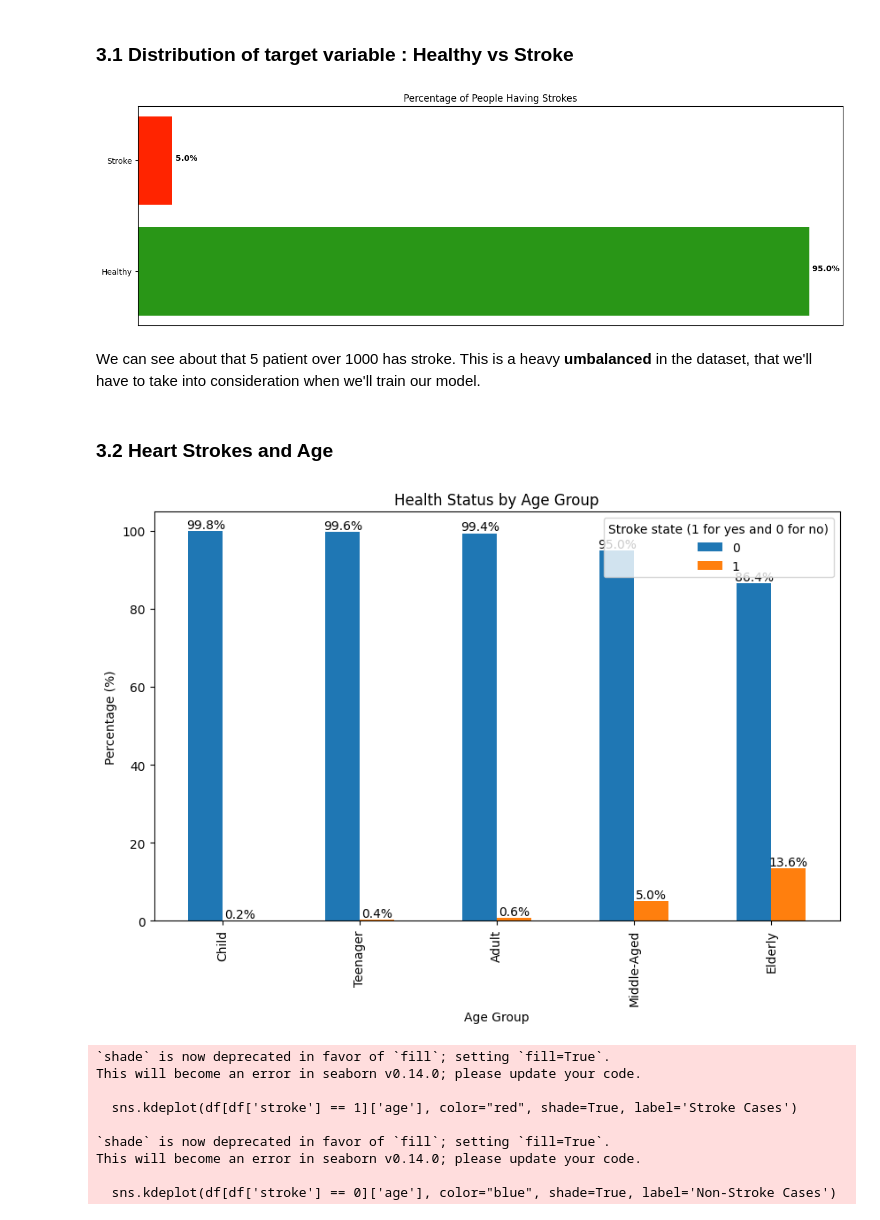
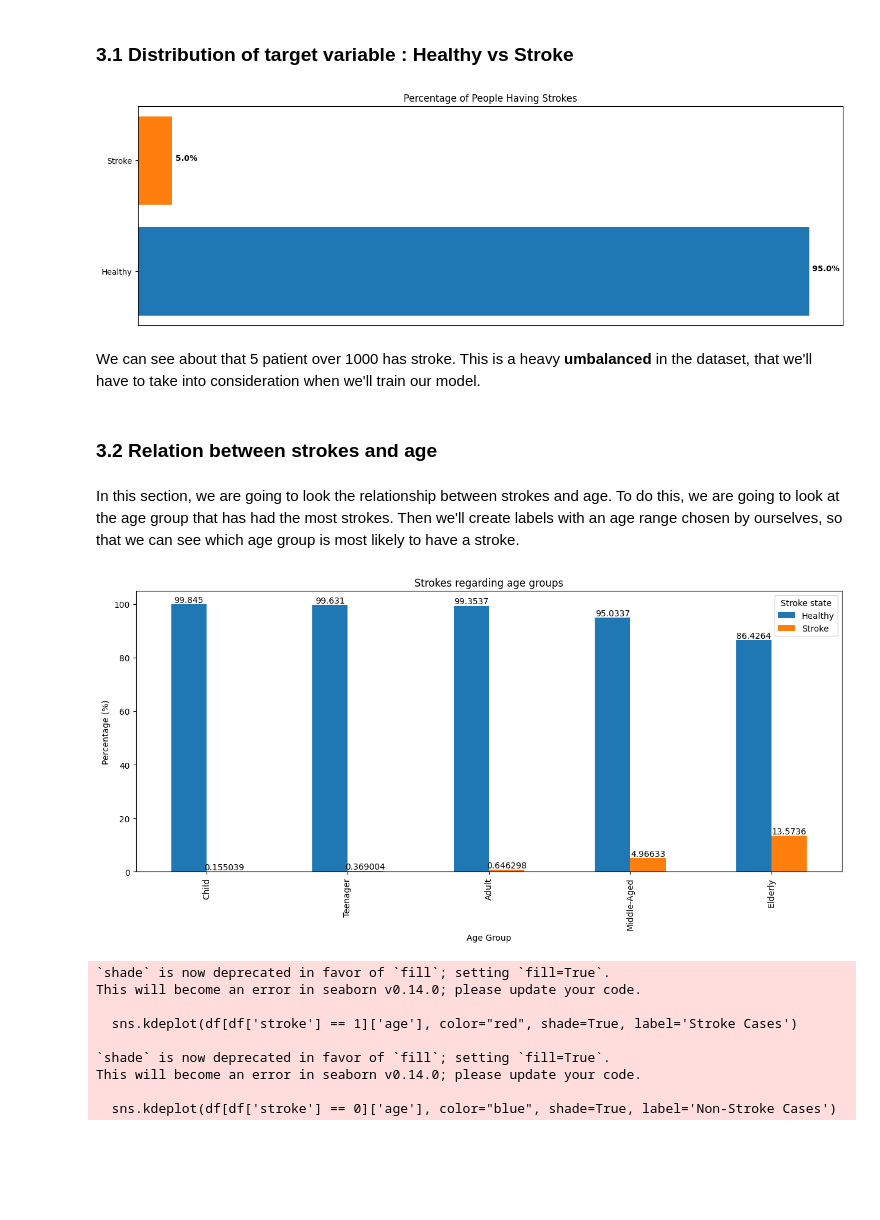
Before and after one commit to Raideeen/stroke_prediction, a Jupyter notebook: analysis.ipynb, the cells around one changed output. Drawn from its saved outputs; the diff is of its cells as text; code cells hidden in the pictures; blank space fills up the shorter version.

```diff
--- a/analysis.ipynb
+++ b/analysis.ipynb
@@ -433,7 +293,7 @@ stroke_proportion = round(x[1]/x[0], 2)*100
 fig, ax = plt.subplots()
 
 # Plot the counts
-ax.barh(x.index, x.values, color=['#299617', '#ff2400'])
+ax.barh(x.index, x.values, color=['#1f77b4', '#ff7f0e'])
 
 # Label the y-axis with the unique values in the 'stroke' column
 ax.set_yticks(x.index)
@@ -458,38 +318,35 @@ fig.set_size_inches(16, 5)
 # Show the plot
 plt.show()
 # %% [output]
-[figure, old version]
+[figure, new version]
 # %% [markdown]
 We can see about that 5 patient over 1000 has stroke. This is a heavy **umbalanced** in the dataset, that we'll have to take into consideration when we'll train our model.
 # %% [markdown]
-### 3.2 Heart Strokes and Age
+### 3.2 Relation between strokes and age
+# %% [markdown]
+In this section, we are going to look the relationship between strokes and age. To do this, we are going to look at the age group that has had the most strokes. Then we'll create labels with an age range chosen by ourselves, so that we can see which age group is most likely to have a stroke.
 # %%
+# Let's create labels in order to look which category is the most concern about strokes.
 df['age_bin'] = pd.cut(df['age'], bins=[0, 13, 18, 45, 60, 1000], labels=['Child', 'Teenager', 'Adult', 'Middle-Aged', 'Elderly'])
 
-# Groupement des données par tranche d'âge et par état de santé
-grouped = df.groupby(['age_bin', 'stroke']).size().unstack(fill_value=0)
+age_stroke = df.groupby(['age_bin', 'stroke']).size().unstack(fill_value=0)
 
-# Conversion des comptes en pourcentage
-grouped_percentage = grouped.div(grouped.sum(axis=1), axis=0) * 100
+age_stroke_percent = age_stroke.div(age_stroke.sum(axis=1), axis=0) * 100
 
-# Création des barplots en pourcentage
-fig, ax = plt.subplots(figsize=(10, 6))
-grouped_percentage.plot(kind='bar', ax=ax)
+fig, ax = plt.subplots(figsize=(15, 6))
+age_stroke_percent.plot(kind='bar', ax=ax)
 
-plt.title('Health Status by Age Group')
+plt.title('Strokes regarding age groups')
 plt.xlabel('Age Group')
 plt.ylabel('Percentage (%)')
-plt.legend(title='Stroke state (1 for yes and 0 for no)')
+plt.legend(title='Stroke state', labels=['Healthy', 'Stroke'])
 
-# Ajout des valeurs au-dessus des barres
-for i, bar in enumerate(ax.patches):
-    h = bar.get_height()
-    ax.text(bar.get_x() + bar.get_width() / 2, h,
-            f'{h:.1f}%', ha='center', va='bottom')
+for container in ax.containers:
+    ax.bar_label(container)
 
 plt.show()
 # %% [output]
-[figure, old version]
+[figure, new version]
 # %%
 import seaborn as sns
 
```
Also changed, not shown: parts of 46 cells of this notebook.
